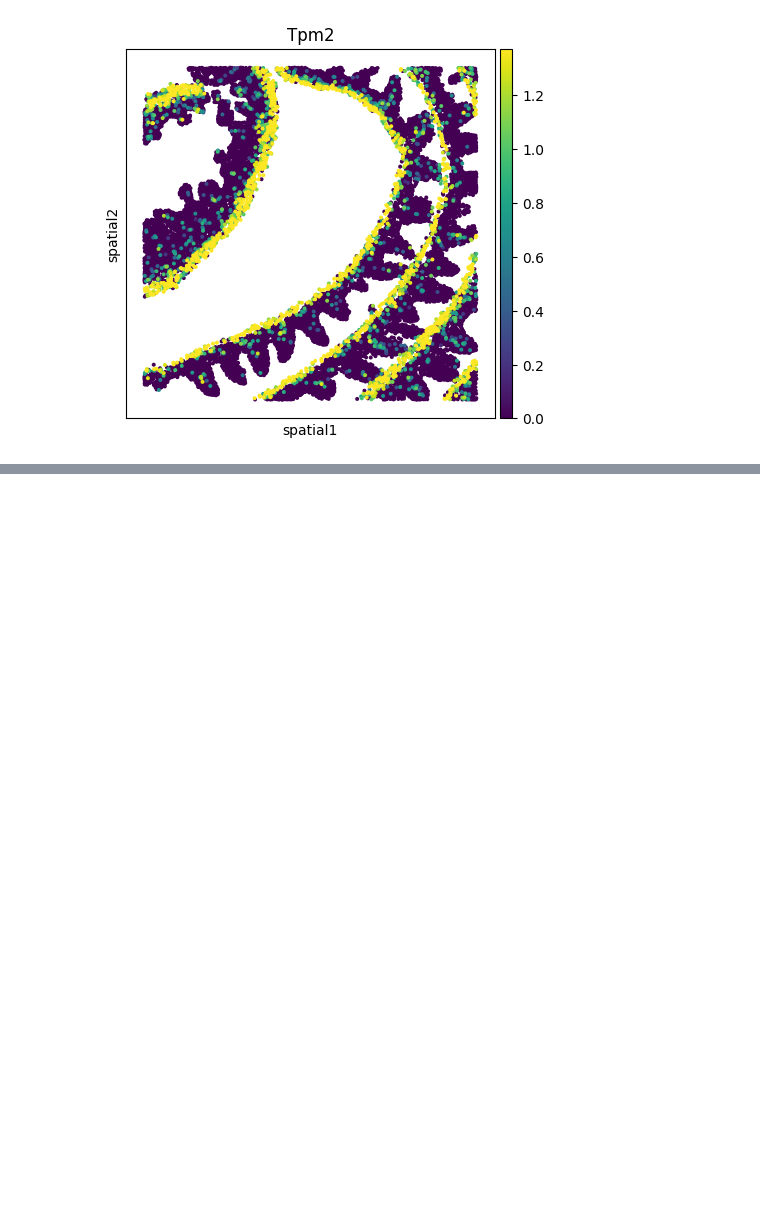
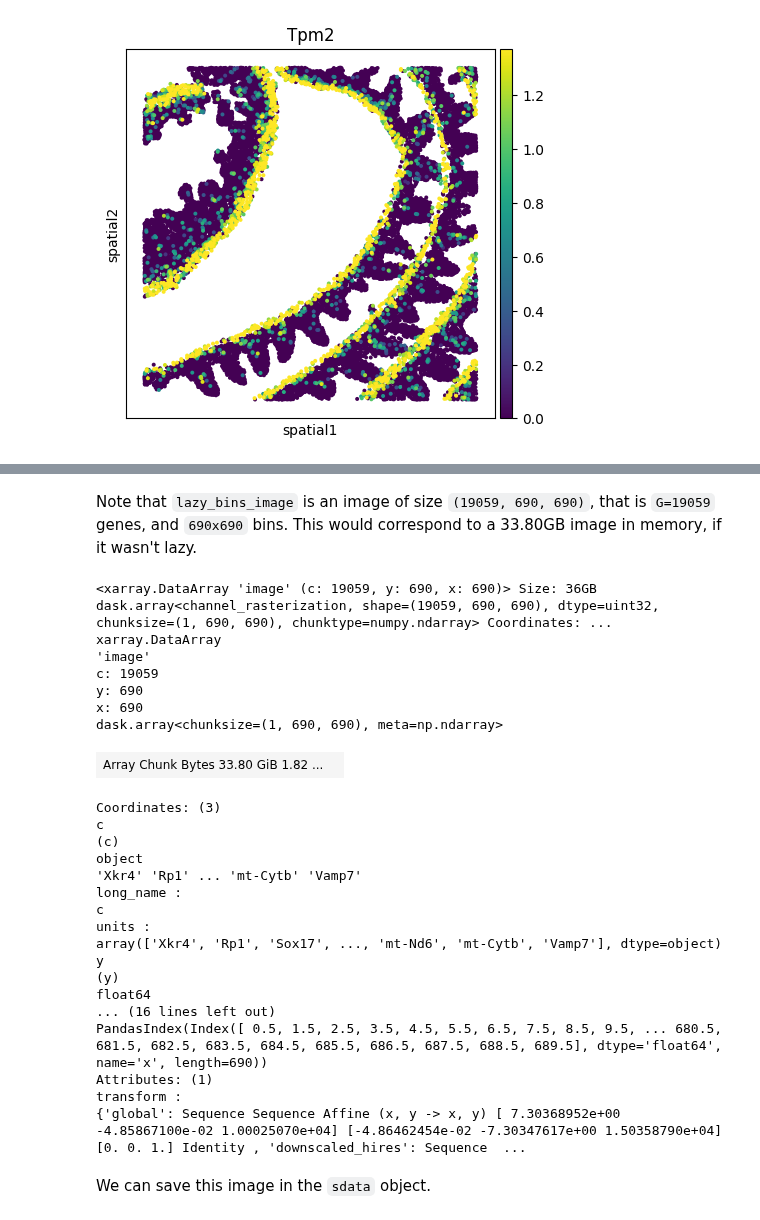
Before and after one commit to gustaveroussy/sopa, a Jupyter notebook: docs/tutorials/visium_hd.ipynb, the cells around one changed output, grey strips where cells are left out. Saved outputs shown, nothing was run; the diff lists cells and outputs as text; code cells hidden in the pictures; blank space fills up the shorter version.

Commit message:
add rasterize_bins to visium_hd tuto

```diff
--- a/docs/tutorials/visium_hd.ipynb
+++ b/docs/tutorials/visium_hd.ipynb
@@ -40,0 +40,4 @@ INFO     The Zarr backing store has been changed from None the new file path: su
+# %%
+sdata.write("sub_visium_hd.zarr") # save it
+
+sdata = spatialdata.read_zarr("sub_visium_hd.zarr") # open-it back
@@ -105,0 +127,42 @@ sc.pl.spatial(adata, color="Tpm2", spot_size=60, vmax="p95")
+# %%
+sdata["square_002um"].X = sdata["square_002um"].X.tocsc() # optimisation with the csc format
+
+lazy_bins_image = spatialdata.rasterize_bins(
+    sdata,
+    bins="Visium_HD_Mouse_Small_Intestine_square_002um", # key of the bins shapes
+    table_name="square_002um", # key of the table with the bins gene expression
+    row_key="array_row",
+    col_key="array_col",
+)
+# %% [markdown]
+Note that `lazy_bins_image` is an image of size `(19059, 690, 690)`, that is `G=19059` genes, and `690x690` bins. This would correspond to a 33.80GB image in memory, if it wasn't lazy.
+# %%
+lazy_bins_image
+# %% [output]
+<xarray.DataArray 'image' (c: 19059, y: 690, x: 690)> Size: 36GB dask.array<channel_rasterization, shape=(19059, 690, 690), dtype=uint32, chunksize=(1, 690, 690), chunktype=numpy.ndarray> Coordinates: ...
+xarray.DataArray
+'image'
+c: 19059
+y: 690
+x: 690
+dask.array<chunksize=(1, 690, 690), meta=np.ndarray>
+| Array Chunk Bytes 33.80 GiB 1.82 ... |  |
+Coordinates: (3)
+c
+(c)
+object
+'Xkr4' 'Rp1' ... 'mt-Cytb' 'Vamp7'
+long_name :
+c
+units :
+array(['Xkr4', 'Rp1', 'Sox17', ..., 'mt-Nd6', 'mt-Cytb', 'Vamp7'], dtype=object)
+y
+(y)
+float64
+... (16 lines left out)
+PandasIndex(Index([ 0.5, 1.5, 2.5, 3.5, 4.5, 5.5, 6.5, 7.5, 8.5, 9.5, ... 680.5, 681.5, 682.5, 683.5, 684.5, 685.5, 686.5, 687.5, 688.5, 689.5], dtype='float64', name='x', length=690))
+Attributes: (1)
+transform :
+{'global': Sequence Sequence Affine (x, y -> x, y) [ 7.30368952e+00 -4.85867100e-02 1.00025070e+04] [-4.86462454e-02 -7.30347617e+00 1.50358790e+04] [0. 0. 1.] Identity , 'downscaled_hires': Sequence  ...
+# %% [markdown]
+We can save this image in the `sdata` object.
```
Also changed, not shown: parts of 14 cells of this notebook, 1 other file.
